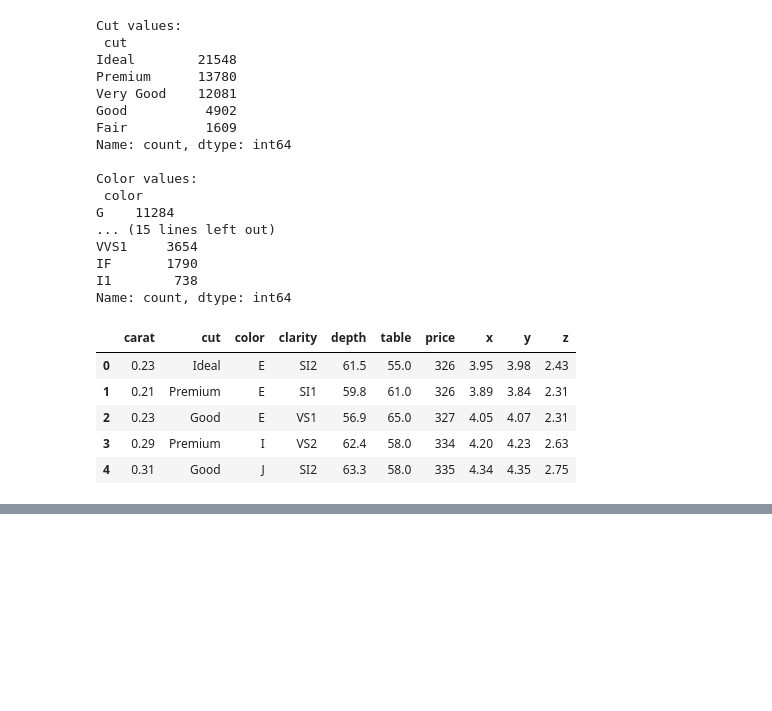
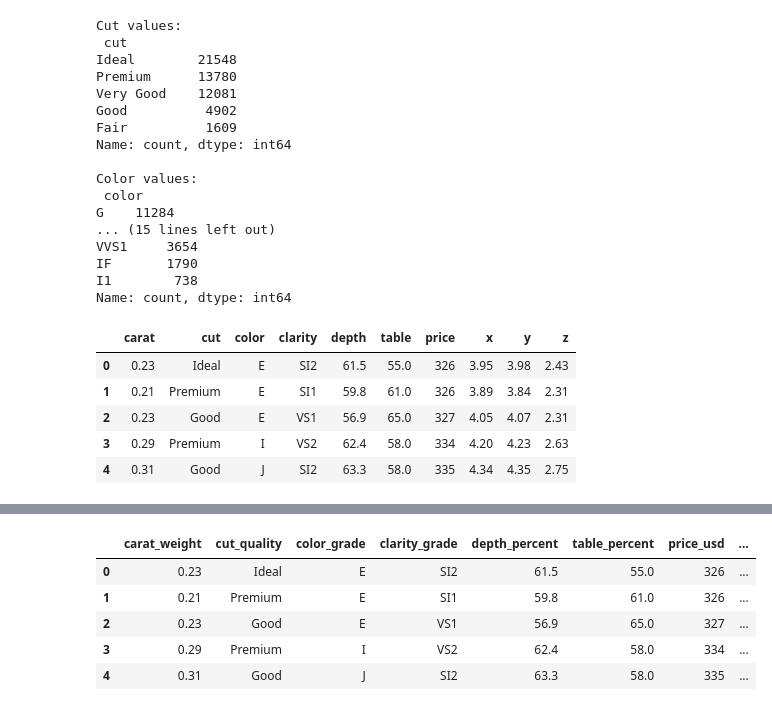
Before and after one commit to Krishnapabbu17/diamonds-analysis, a Jupyter notebook: DataScienceProject.ipynb, the cells around one changed output, grey strips where cells are left out. Saved outputs shown, nothing was run; the diff lists cells and outputs as text; code cells hidden in the pictures; blank space fills up the shorter version.

```diff
--- a/DataScienceProject.ipynb
+++ b/DataScienceProject.ipynb
@@ -133,0 +158,14 @@ testing2
+# %%
+#Outliers(too high)
+df[df['y'] > 30]
+df[df['z'] > 20]
+
+#simple fix
+df = df[df['z'] < 10]
+# %%
+#Outliers(too high)
+df[df['x'] > 10]
+df[df['y'] > 10]
+
+#Simple fix
+df = df[(df['x'] < 30) & (df['y'] < 30) & (df['z'] < 30)]
@@ -133,0 +181,23 @@ testing2
+# %%
+#Renaming columns
+df = df.rename(columns={
+    'carat': 'carat_weight',
+    'cut': 'cut_quality',
+    'color': 'color_grade',
+    'clarity': 'clarity_grade',
+    'depth': 'depth_percent',
+    'table': 'table_percent',
+    'price': 'price_usd',
+    'x': 'length_mm',
+    'y': 'width_mm',
+    'z': 'depth_mm'
+})
+# %%
+df.head()
+# %% [output]
+|  | carat_weight | cut_quality | color_grade | clarity_grade | depth_percent | table_percent | price_usd | ... |
+| 0 | 0.23 | Ideal | E | SI2 | 61.5 | 55.0 | 326 | ... |
+| 1 | 0.21 | Premium | E | SI1 | 59.8 | 61.0 | 326 | ... |
+| 2 | 0.23 | Good | E | VS1 | 56.9 | 65.0 | 327 | ... |
+| 3 | 0.29 | Premium | I | VS2 | 62.4 | 58.0 | 334 | ... |
+| 4 | 0.31 | Good | J | SI2 | 63.3 | 58.0 | 335 | ... |
```
Also changed, not shown: parts of 6 cells of this notebook.
